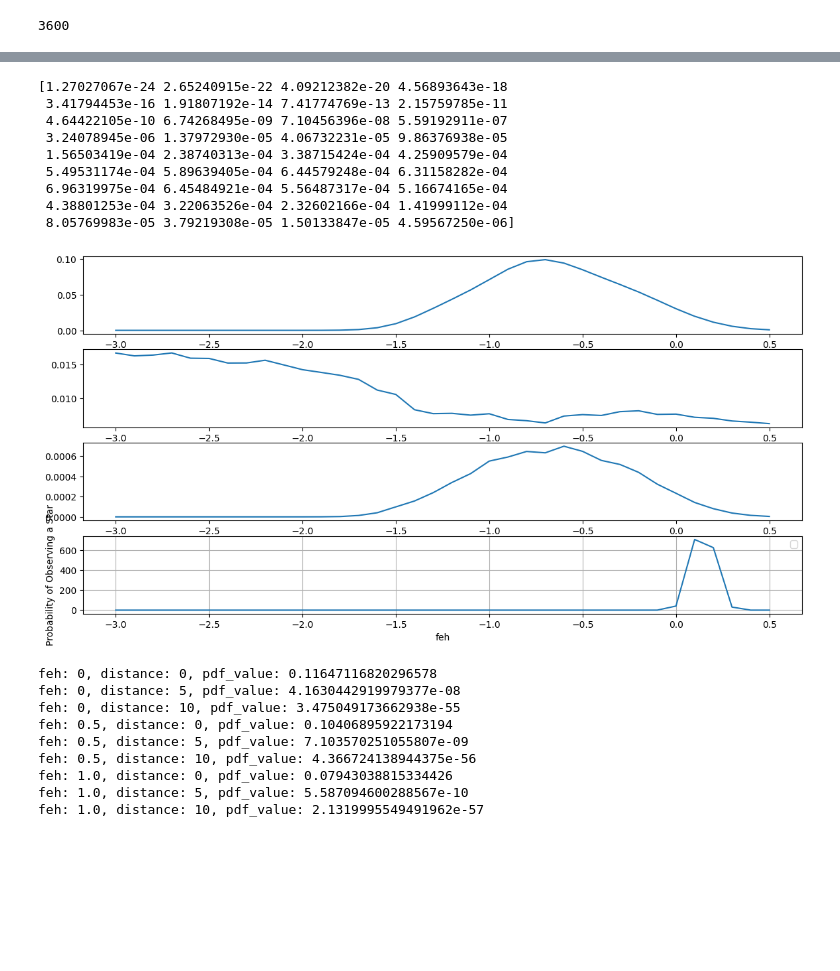
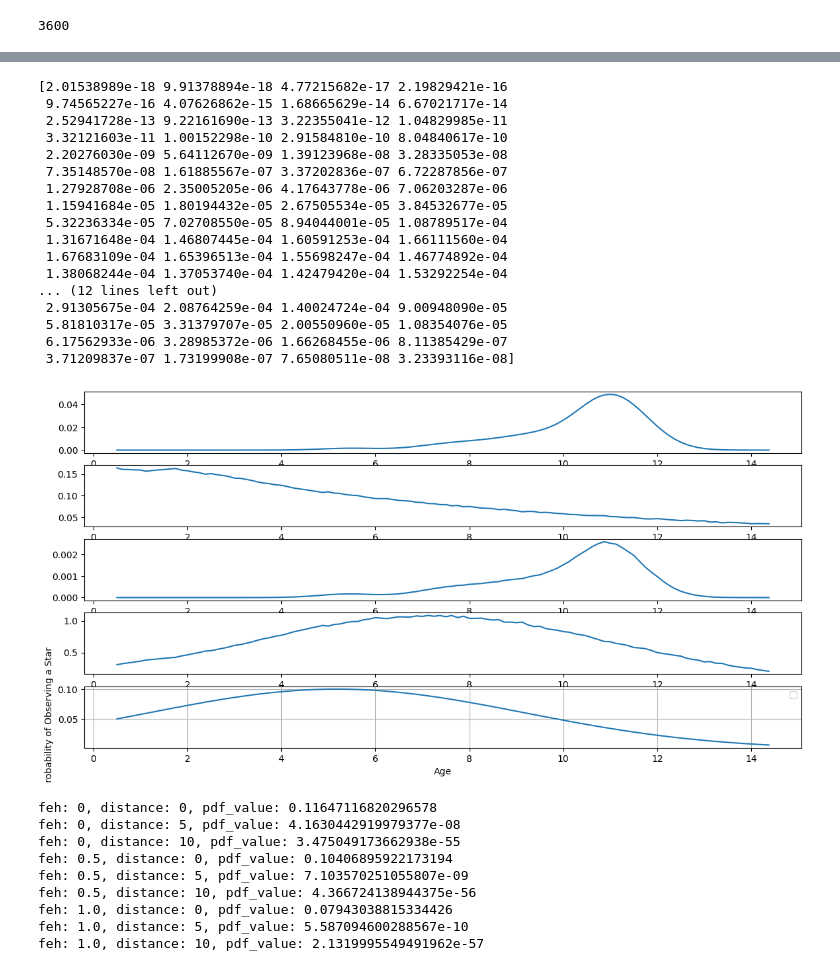
Before and after one commit to Advikgupta23/OPACOS, a Jupyter notebook: Final_prob.ipynb, the cells around one changed output, grey strips where cells are left out. Saved outputs shown, nothing was run; the diff lists cells and outputs as text; code cells hidden in the pictures; blank space fills up the shorter version.

```diff
--- a/Final_prob.ipynb
+++ b/Final_prob.ipynb
@@ -189,10 +189,10 @@ import seaborn as sns
 from scipy.integrate import dblquad
 from scipy.integrate import quad
 
-specific_feh = 0.14508343 # Example value for feh -1.5
-specific_distance = 2051.137427345423 # Example value for distance 210
-specific_age = 5.29846526952319
-e_age_bstep = 1.3129313872704977
+specific_feh = -0.5947027 # Example value for feh -1.5
+specific_distance =  962.0083161272364 # Example value for distance 210
+specific_age = 5.178604082517033
+e_age_bstep = 4.0
 e_fe_h = 0.05842770145987153
 long = 180
 lat = 90
@@ -202,8 +202,8 @@ bin_size_distance = 200
 bin_size_feh = 50
 bin_size_age = 40
 bin_along_distance = False
-bin_along_distance_feh = False
-bin_along_distance_age = True
+bin_along_distance_feh = True
+bin_along_distance_age = False
 # %%
 def read_columns(filepath):
 
@@ -864,51 +915,63 @@ if bin_along_distance == True:
     plt.plot(feh_1,conditional_pdf_values_feh,label='Model probablilty feh')
     plt.subplot(312)
     plt.plot(feh_1,prob_2,label='feh isochrones')
     plt.subplot(313)
     plt.plot(feh_1,conditional_pdf_values_feh*prob_2,label='Observed Selection feh')
     plt.xlabel('feh')
     plt.ylabel('Probability of Observing a Star')
 
 if bin_along_distance_feh == True:
     print(prob*conditional_pdf_values)
-    plt.subplot(411)
+    plt.subplot(511)
     plt.plot(age,conditional_pdf_values,label='Model probablilty Age')
-    plt.subplot(412)
+    plt.subplot(512)
     plt.plot(age,prob,label='Age isochrones')
-    plt.subplot(413)
+    plt.subplot(513)
     plt.plot(age,conditional_pdf_values*prob,label='Observed Selection Age')
-    plt.subplot(414)
+    plt.subplot(514)
     plt.plot(x,model)
+    plt.subplot(515)
+    plt.plot(x,age_norm)
     plt.xlabel('Age')
     plt.ylabel('Probability of Observing a Star')
 
 if bin_along_distance_age == True:
     print(prob*conditional_pdf_values)
-    plt.subplot(411)
+    plt.subplot(511)
     plt.plot(feh,conditional_pdf_values,label='Model probablilty feh')
-    plt.subplot(412)
+    plt.subplot(512)
     plt.plot(feh,prob,label='feh isochrones')
-    plt.subplot(413)
+    plt.subplot(513)
     plt.plot(feh,conditional_pdf_values*prob,label='Observed Selection feh')
-    plt.subplot(414)
+    plt.subplot(514)
     plt.plot(x,model)
+    plt.subplot(515)
+    plt.plot(x,feh_norm)
     plt.xlabel('feh')
     plt.ylabel('Probability of Observing a Star')
 
 plt.legend()
 plt.grid()
 plt.show()
 # %% [output]
-[1.27027067e-24 2.65240915e-22 4.09212382e-20 4.56893643e-18
- 3.41794453e-16 1.91807192e-14 7.41774769e-13 2.15759785e-11
- 4.64422105e-10 6.74268495e-09 7.10456396e-08 5.59192911e-07
- 3.24078945e-06 1.37972930e-05 4.06732231e-05 9.86376938e-05
- 1.56503419e-04 2.38740313e-04 3.38715424e-04 4.25909579e-04
- 5.49531174e-04 5.89639405e-04 6.44579248e-04 6.31158282e-04
- 6.96319975e-04 6.45484921e-04 5.56487317e-04 5.16674165e-04
- 4.38801253e-04 3.22063526e-04 2.32602166e-04 1.41999112e-04
- 8.05769983e-05 3.79219308e-05 1.50133847e-05 4.59567250e-06]
+[2.01538989e-18 9.91378894e-18 4.77215682e-17 2.19829421e-16
+ 9.74565227e-16 4.07626862e-15 1.68665629e-14 6.67021717e-14
+ 2.52941728e-13 9.22161690e-13 3.22355041e-12 1.04829985e-11
+ 3.32121603e-11 1.00152298e-10 2.91584810e-10 8.04840617e-10
+ 2.20276030e-09 5.64112670e-09 1.39123968e-08 3.28335053e-08
+ 7.35148570e-08 1.61885567e-07 3.37202836e-07 6.72287856e-07
+ 1.27928708e-06 2.35005205e-06 4.17643778e-06 7.06203287e-06
+ 1.15941684e-05 1.80194432e-05 2.67505534e-05 3.84532677e-05
+ 5.32236334e-05 7.02708550e-05 8.94044001e-05 1.08789517e-04
+ 1.31671648e-04 1.46807445e-04 1.60591253e-04 1.66111560e-04
+ 1.67683109e-04 1.65396513e-04 1.55698247e-04 1.46774892e-04
+ 1.38068244e-04 1.37053740e-04 1.42479420e-04 1.53292254e-04
+... (12 lines left out)
+ 2.91305675e-04 2.08764259e-04 1.40024724e-04 9.00948090e-05
+ 5.81810317e-05 3.31379707e-05 2.00550960e-05 1.08354076e-05
+ 6.17562933e-06 3.28985372e-06 1.66268455e-06 8.11385429e-07
+ 3.71209837e-07 1.73199908e-07 7.65080511e-08 3.23393116e-08]
-[figure, old version]
+[figure, new version]
 # %%
 conditional_pdf_values_prob=conditional_pdf_values*prob
 for i in range(len(conditional_pdf_values_prob)):
```
Also changed, not shown: parts of 13 cells of this notebook.
